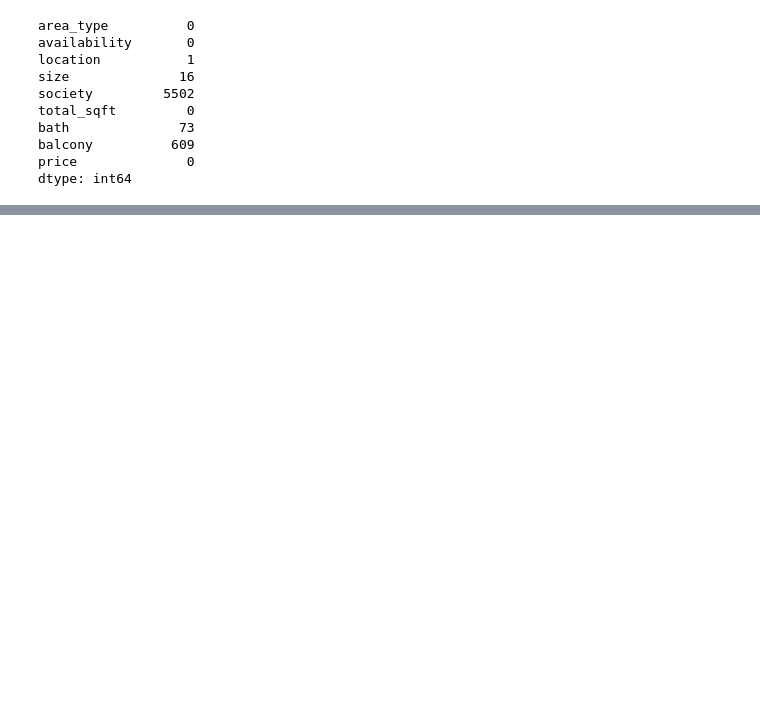
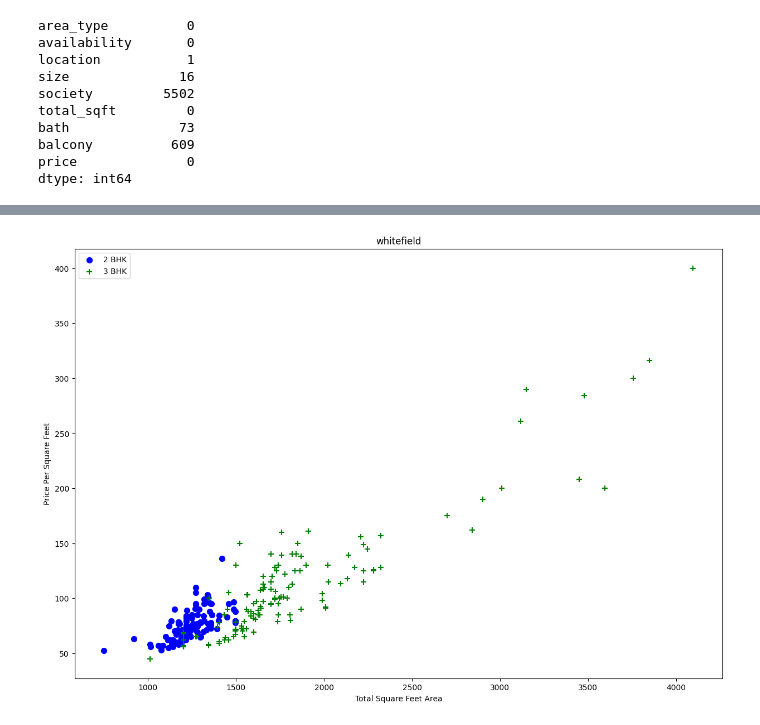
Before and after one commit to Josevpc/Bengaluru-House-Real-Estate-Price-Prediction, a Jupyter notebook: model/code_prediction.ipynb, the cells around one changed output, grey strips where cells are left out. Cells and saved outputs as stored; diff of their text form; code cells hidden in the pictures; blank space fills up the shorter version.

```diff
--- a/model/code_prediction.ipynb
+++ b/model/code_prediction.ipynb
@@ -481,0 +578,4 @@ Name: price, dtype: float64
+# %%
+plot_scatter_chart(no_outliers_df2, "whitefield")
+# %% [output]
+[figure, added]
```
Also changed, not shown: parts of 122 cells of this notebook, 2 other files.
